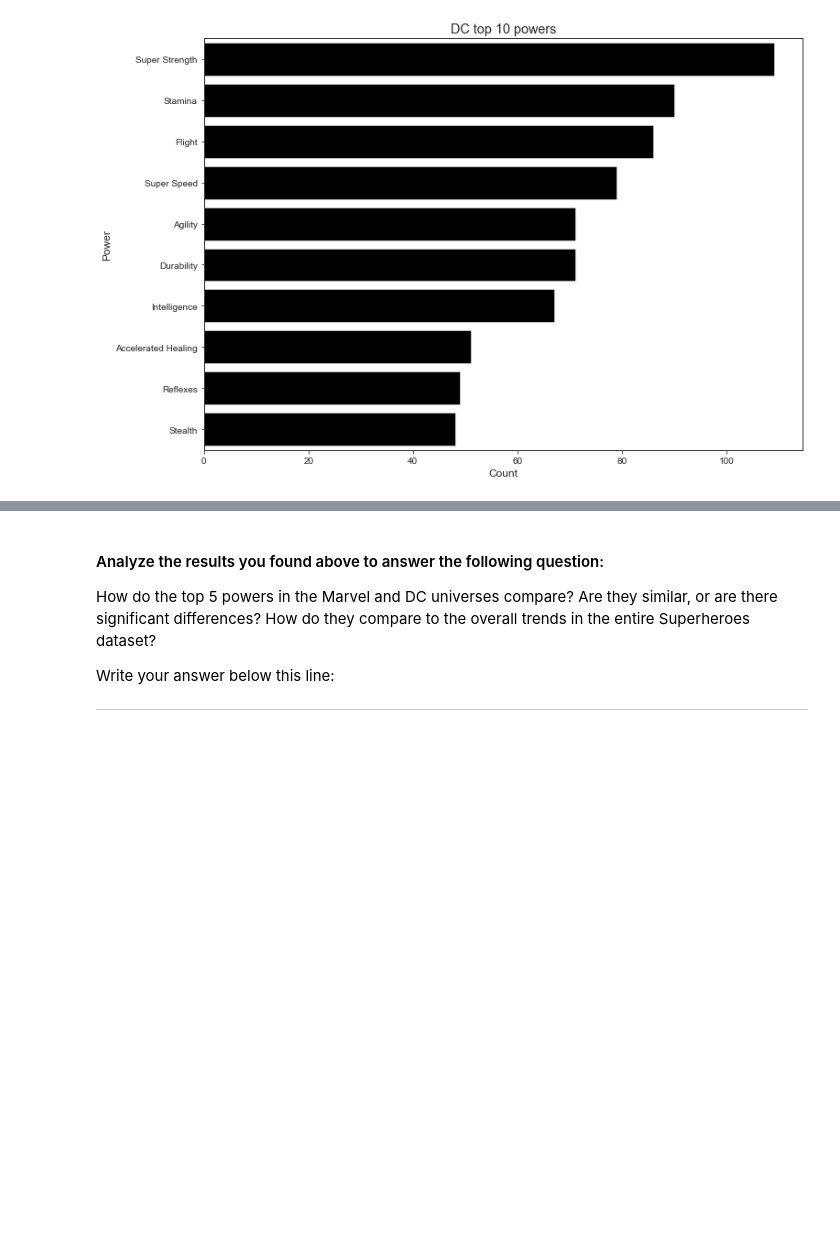
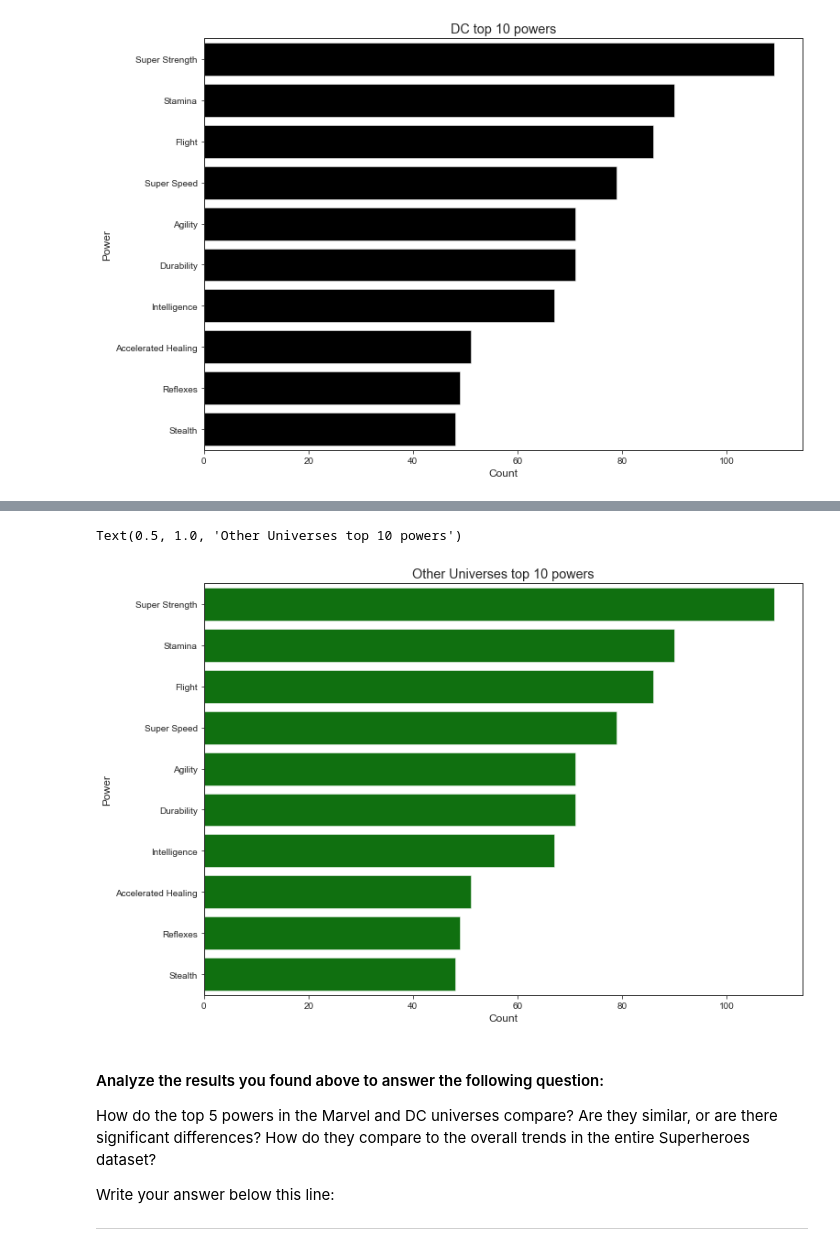
Before and after one commit to tamjid-ahsan/dsc-data-cleaning-project, a Jupyter notebook: index.ipynb, the cells around one changed output, grey strips where cells are left out. Drawn from its saved outputs; the diff is of its cells as text; code cells hidden in the pictures; blank space fills up the shorter version.

```diff
--- a/index.ipynb
+++ b/index.ipynb
@@ -615,0 +617,4 @@ Text(0.5, 1.0, 'DC top 10 powers')
+# %%
+other_uni = common_powers(df[(df['Publisher'] != 'Marvel Comics')&(df['Publisher'] == 'DC Comics')])
+other_uni_top_10 = other_uni[:10]
+other_uni_top_10
@@ -616,3 +634,15 @@ Text(0.5, 1.0, 'DC top 10 powers')
+# %%
+sns.set_style('ticks')
+fig, ax = plt.subplots()
+fig.set_size_inches(11.7, 8.27)
+sns.barplot(data=other_uni_top_10,
+            x='Count',
+            y=other_uni_top_10.index,
+            color='g')
+ax.set_title('Other Universes top 10 powers')
+# %% [output]
+Text(0.5, 1.0, 'Other Universes top 10 powers')
+[figure, added]
 # %% [markdown]
 #### Analyze the results you found above to answer the following question:
 
```
Also changed, not shown: parts of 15 cells of this notebook.
